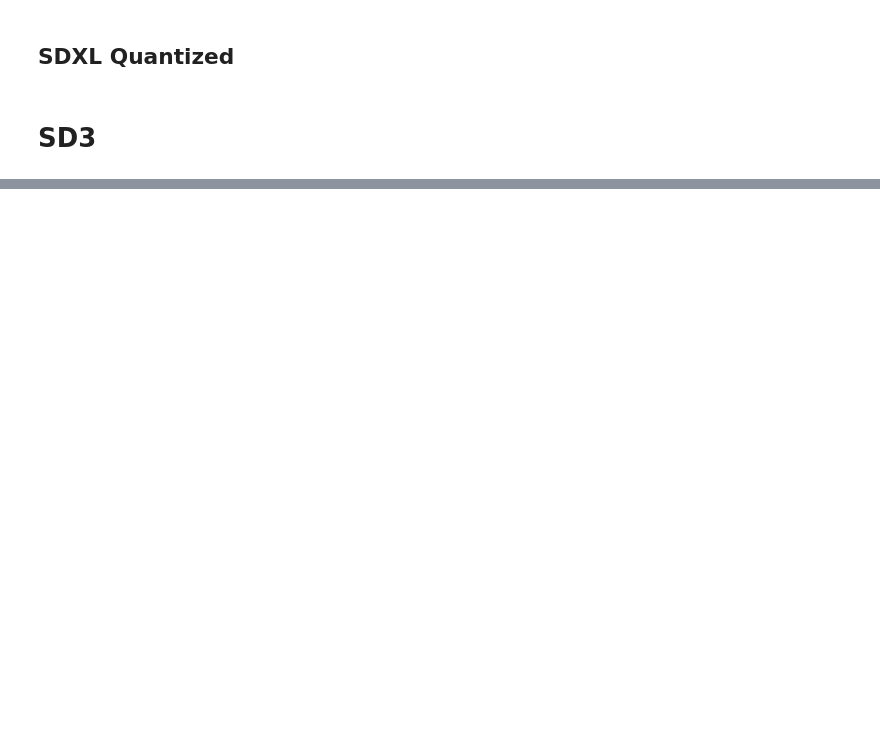
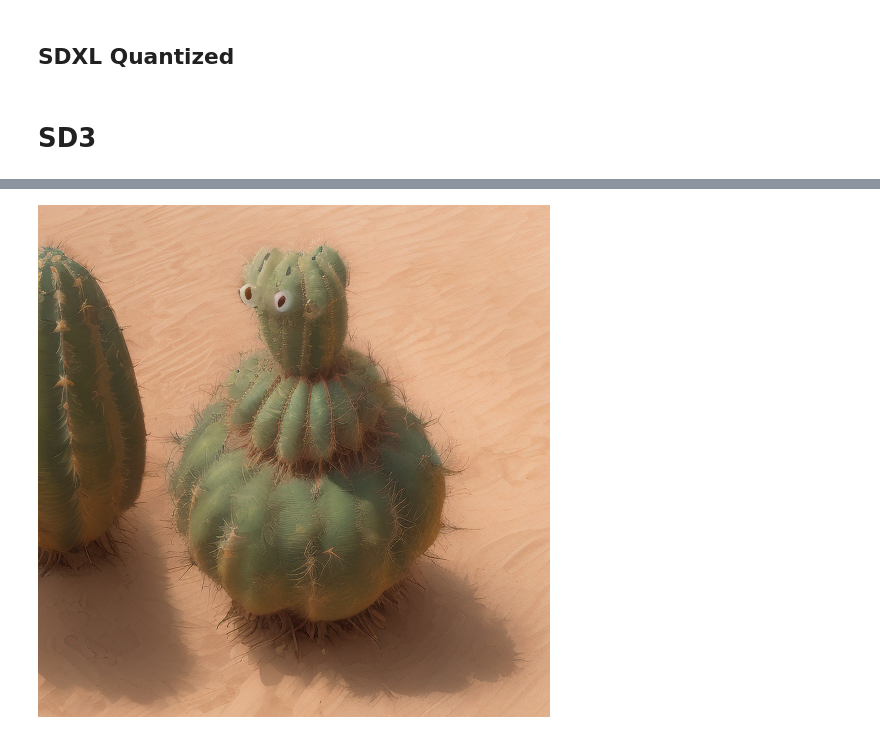
Before and after one commit to pjjajal/diffusion-trajectory, a Jupyter notebook: example_sampling_pipes.ipynb, the cells around one changed output, grey strips where cells are left out. Cells and saved outputs as stored; diff of their text form; code cells hidden in the pictures; blank space fills up the shorter version.

```diff
--- a/example_sampling_pipes.ipynb
+++ b/example_sampling_pipes.ipynb
@@ -365,0 +342,16 @@ searcher.status
+# %%
+sample_fn = LCMSamplingPipeline(
+    pipe,
+    prompt="A small cactus with a happy face in the Sahara desert",
+    num_inference_steps=4,
+    generator=torch.Generator(device=pipe.device).manual_seed(0),
+    guidance_scale=8.5,
+    height=512,
+    width=512,
+    add_noise=False
+)
+# %%
+img = sample_fn()
+numpy_to_pil(img)[0]
+# %% [output]
+[figure, added]
```
Also changed, not shown: parts of 9 cells of this notebook, 8 other files.
